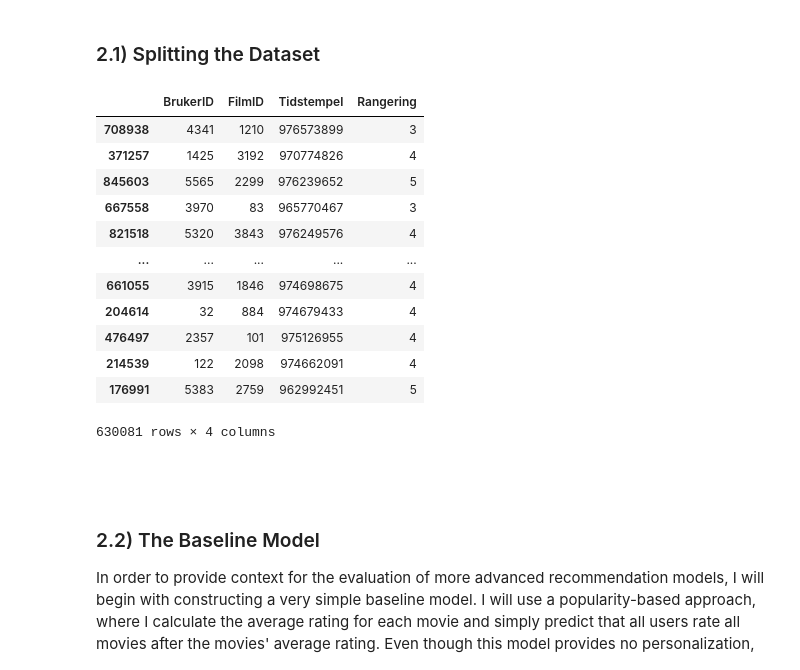
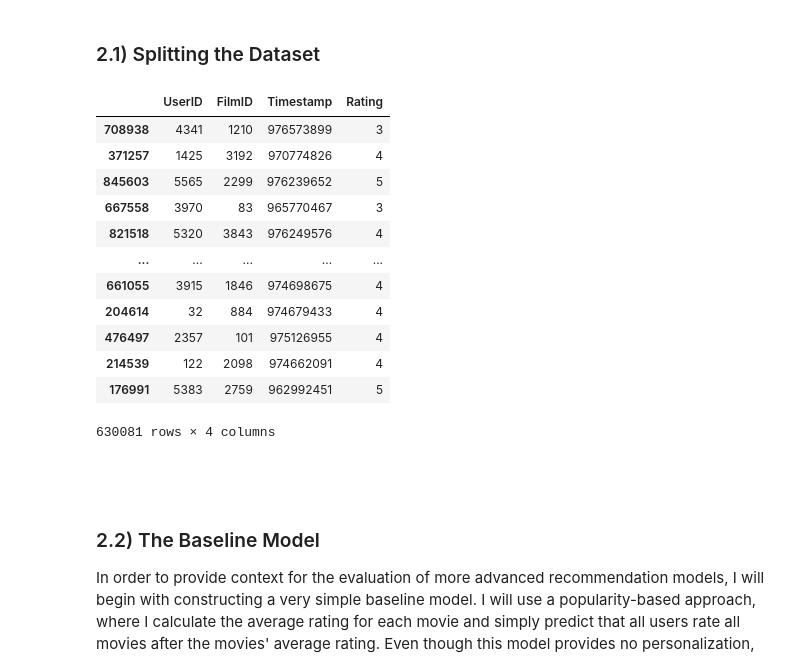
Before and after one commit to Hmzkhnswt/Hybrid-Recommendation-System, a Jupyter notebook: analysis-and-modelling.ipynb, the cells around one changed output. Drawn from its saved outputs; the diff is of its cells as text; code cells hidden in the pictures.

```diff
--- a/analysis-and-modelling.ipynb
+++ b/analysis-and-modelling.ipynb
@@ -504,24 +504,24 @@ plt.show()
 ### <a id="splitting-the-dataset"></a>2.1) Splitting the Dataset
 # %%
 # Splitting the ratings dataset into the feature set (X) and target labels (y)
-X = ratings_df.drop(columns='Rangering')
-y = ratings_df["Rangering"].values  # The movie ratings are the target variables we want to predict
+X = ratings_df.drop(columns='Rating')
+y = ratings_df["Rating"].values  # The movie ratings are the target variables we want to predict
 
 # Preparing train, validation and test datasets.
 # I have chosen a split ratio of 70%, 15%, 15%, because I want a somewhat large training set at the cost of a
 # smaller validation and test set. I do not think that a smaller validation (or test) dataset will negatively
 # impact the generalization ability of the chosen models, because I am only using rather simple ML models
 # with few hyperparamaters.
 X_train, X_val_and_test, y_train, y_val_and_test = train_test_split(X, y, test_size=0.3, random_state=101)
 X_val, X_test, y_val, y_test = train_test_split(X_val_and_test, y_val_and_test, test_size=0.5, random_state=101)
 
 # Creating a complete training dataset with X_train and y_train
 train_df = X_train.copy()
-train_df["Rangering"] = y_train
+train_df["Rating"] = y_train
 
 train_df
 # %% [output]
-|  | BrukerID | FilmID | Tidstempel | Rangering |
+|  | UserID | FilmID | Timestamp | Rating |
 | 708938 | 4341 | 1210 | 976573899 | 3 |
 | 371257 | 1425 | 3192 | 970774826 | 4 |
 | 845603 | 5565 | 2299 | 976239652 | 5 |
```
Also changed, not shown: parts of 4 cells of this notebook.
